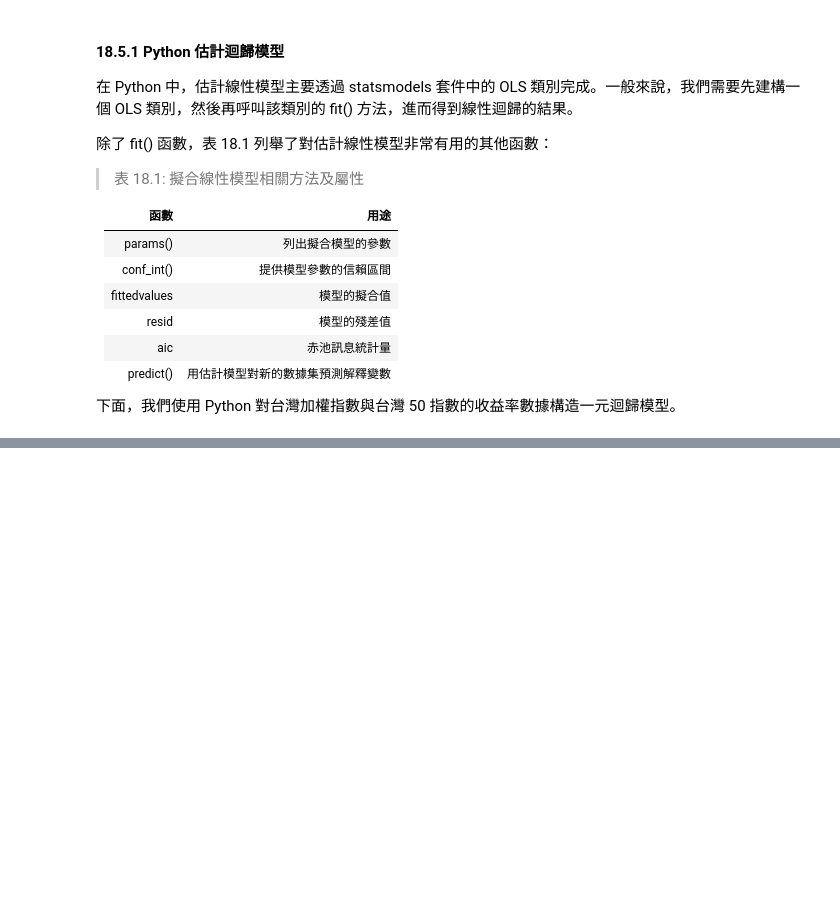
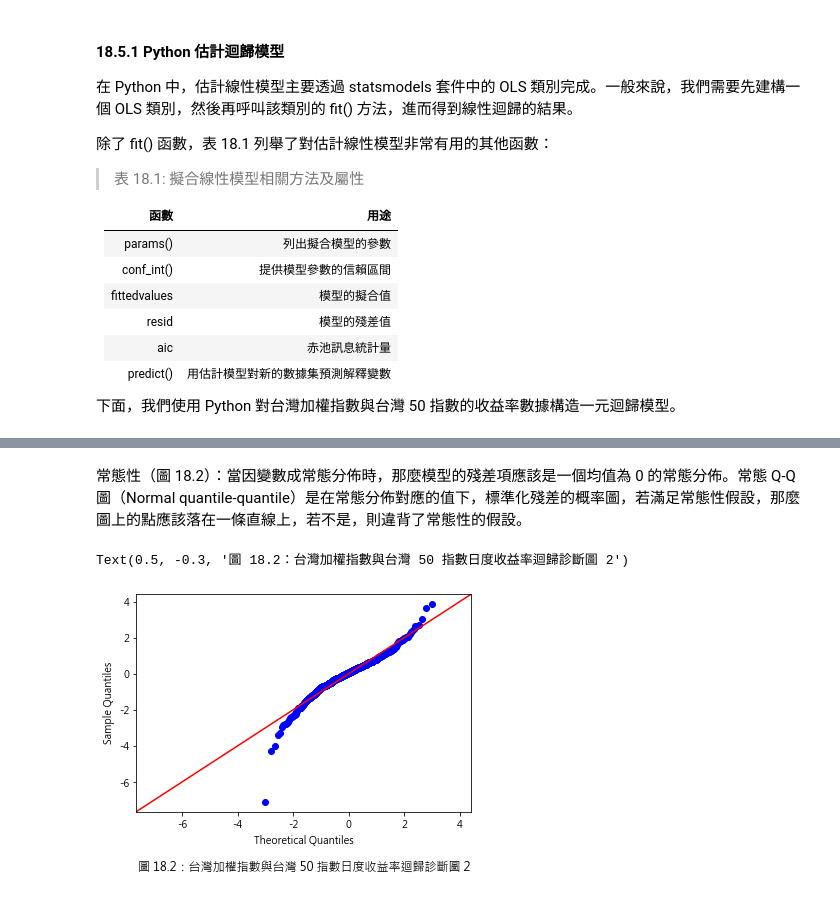
Before and after one commit to okluda/finpy_practice, a Jupyter notebook: ch_18.ipynb, the cells around one changed output, grey strips where cells are left out. Saved outputs shown, nothing was run; the diff lists cells and outputs as text; code cells hidden in the pictures; blank space fills up the shorter version.

```diff
--- a/ch_18.ipynb
+++ b/ch_18.ipynb
@@ -207,0 +272,9 @@ TRD_Index.head()
+# %% [markdown]
+常態性（圖 18.2）：當因變數成常態分佈時，那麼模型的殘差項應該是一個均值為 0 的常態分佈。常態 Q-Q 圖（Normal quantile-quantile）是在常態分佈對應的值下，標準化殘差的概率圖，若滿足常態性假設，那麼圖上的點應該落在一條直線上，若不是，則違背了常態性的假設。
+# %%
+import scipy.stats as stats
+sm.qqplot(model.resid_pearson,stats.norm,line='45')
+plt.title('圖 18.2：台灣加權指數與台灣 50 指數日度收益率迴歸診斷圖 2', y=-0.3)
+# %% [output]
+Text(0.5, -0.3, '圖 18.2：台灣加權指數與台灣 50 指數日度收益率迴歸診斷圖 2')
+[figure, added]
```
Also changed, not shown: parts of 18 cells of this notebook, 4 other files.
